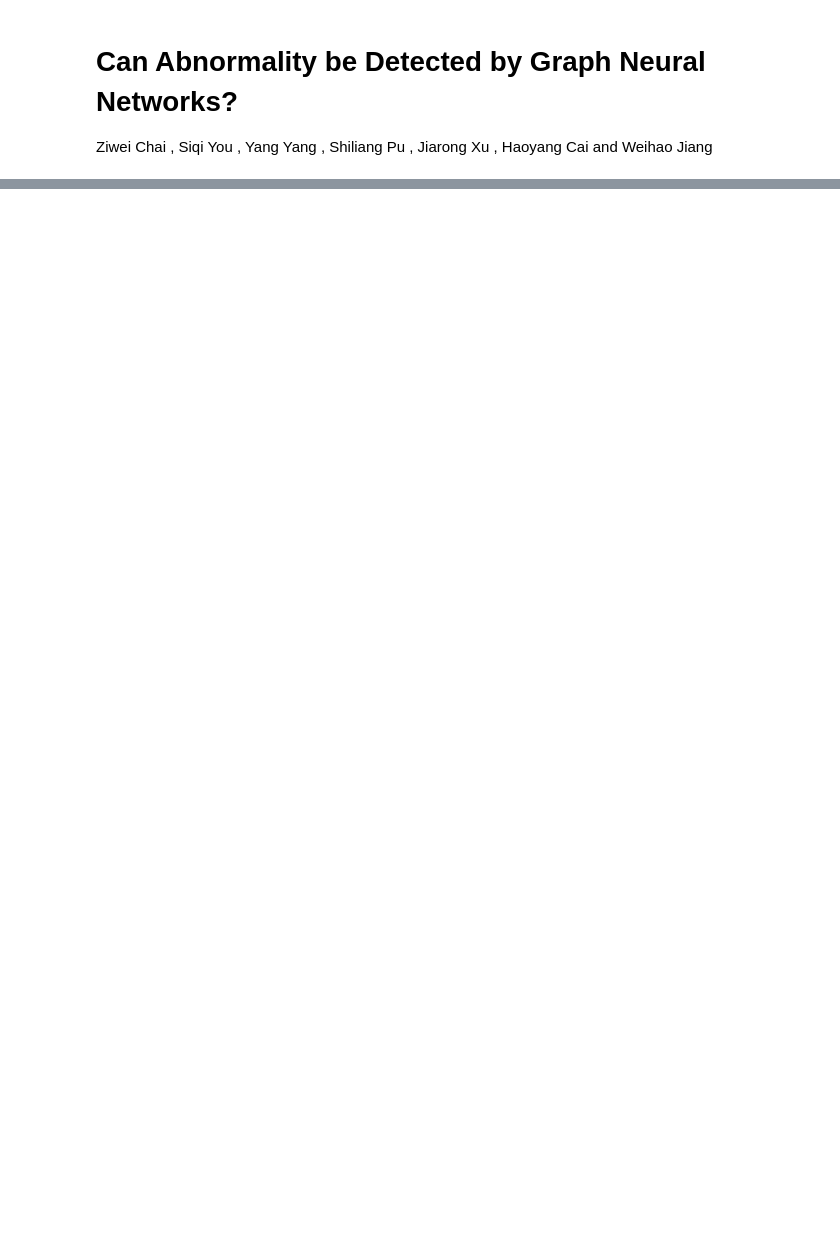
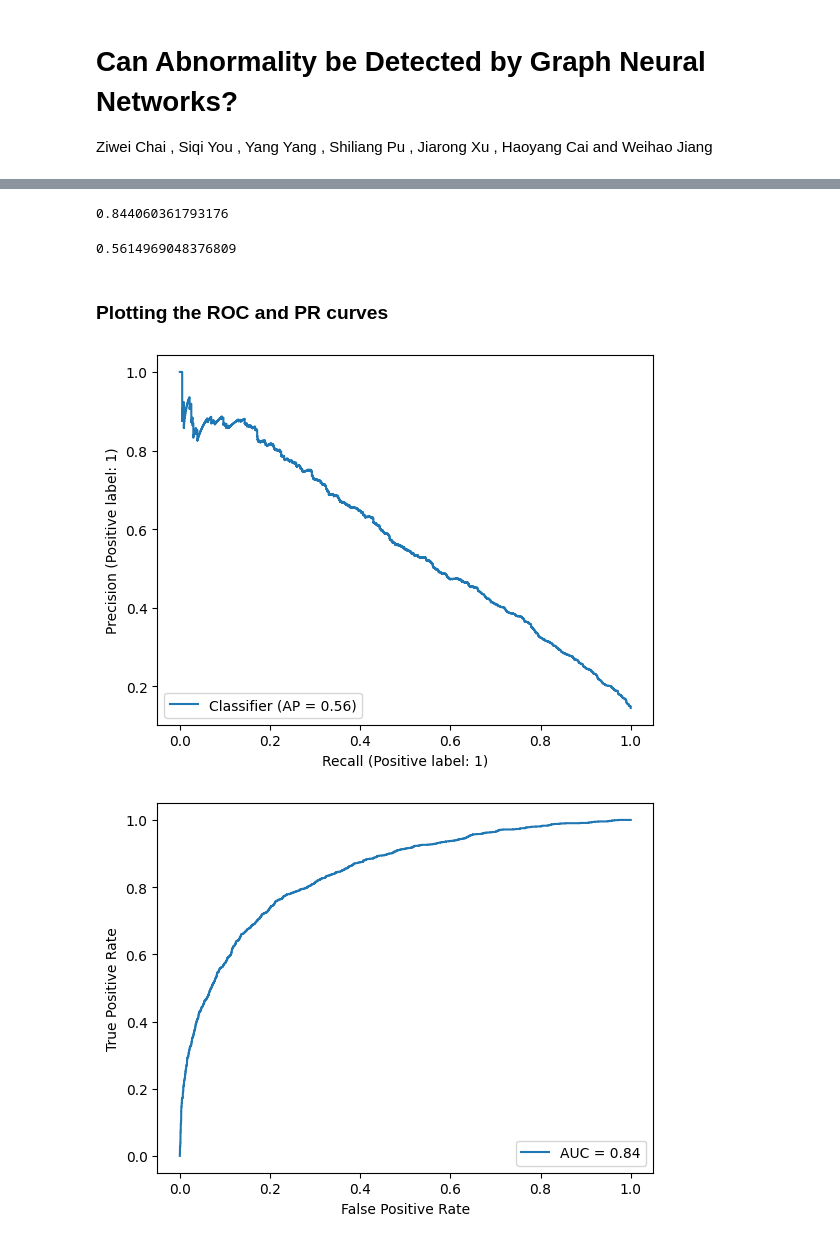
Before and after one commit to MehrdadEshraghi/AMNet, a Jupyter notebook: main.ipynb, the cells around one changed output, grey strips where cells are left out. Drawn from its saved outputs; the diff is of its cells as text; code cells hidden in the pictures; blank space fills up the shorter version.

```diff
--- a/main.ipynb
+++ b/main.ipynb
@@ -319,0 +566,2 @@ class AMNet(nn.Module):
+# %%
+auc_roc_test, auc_pr_test = evaluate(best_model, dataset.x, dataset.y, dataset.edge_index, dataset.test_mask)
@@ -319,0 +702,15 @@ class AMNet(nn.Module):
+# %%
+auc_roc_test
+# %% [output]
+0.844060361793176
+# %%
+auc_pr_test
+# %% [output]
+0.5614969048376809
+# %% [markdown]
+### Plotting the ROC and PR curves
+# %%
+plot_(best_model, dataset.x, dataset.y, dataset.edge_index, dataset.test_mask)
+# %% [output]
+[figure, added]
+[figure, added]
```
Also changed, not shown: parts of 34 cells of this notebook, 3 other files.
